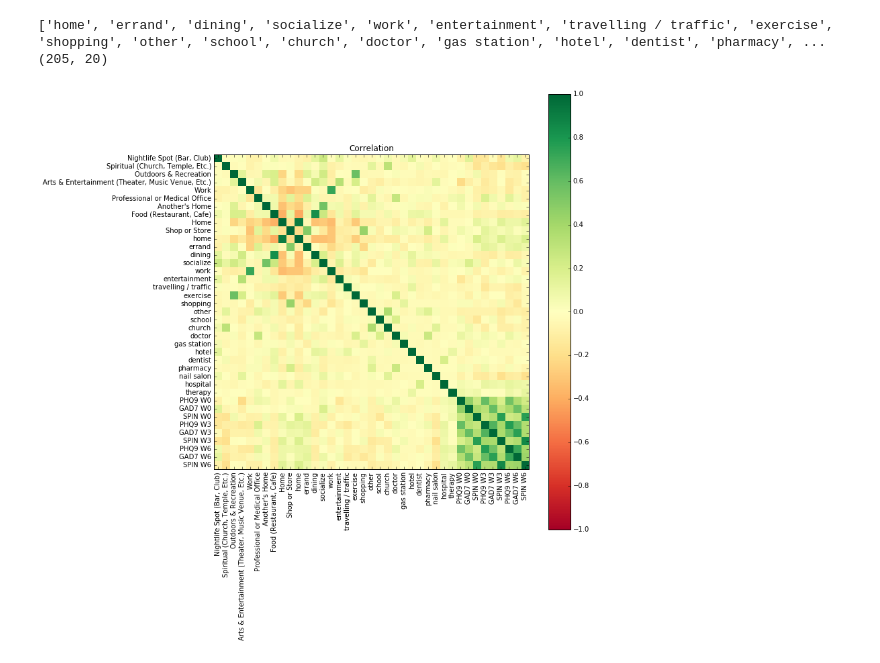
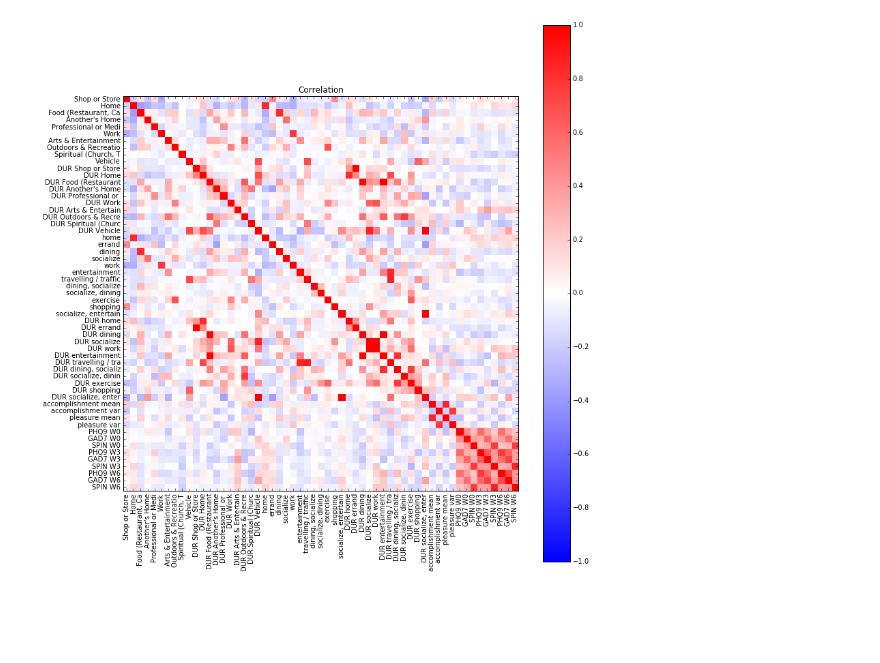
Before and after one commit to sosata/CS120DataAnalysis, a Jupyter notebook: SemanticLocation/correlations.ipynb, the cells around one changed output. Saved outputs shown, nothing was run; the diff lists cells and outputs as text; code cells hidden in the pictures; blank space fills up the shorter version.

Commit message:
separate function for top locations/reasons

```diff
--- a/SemanticLocation/correlations.ipynb
+++ b/SemanticLocation/correlations.ipynb
@@ -63,32 +67,0 @@ print loc_freq.shape
-# %%
-# finding top reasons
-reason_all = [x for y in reasons for x in y]
-reason_uniq = list(set(reason_all))
-
-freq = []
-for i in range(len(reason_uniq)):
-    freq.append(0)
-    for j in range(len(subjects)):
-        if reason_uniq[i] in reasons[j]:
-            freq[i] += 1
-
-ind_sort = sorted(range(len(freq)), key=lambda k: freq[k], reverse=True)
-freq_sorted = [freq[x] for x in ind_sort]
-reason_uniq_sorted = [reason_uniq[x] for x in ind_sort]
-
-freq_sorted_top = freq_sorted[:20]
-reason_top = reason_uniq_sorted[:20]
-
-print reason_top
-
-# finding reason frequencies across subjects
-reason_freq = pd.DataFrame(index=range(len(reasons)),columns=reason_top)
-
-for (i,reason_subject) in enumerate(reasons):
-    for reason_t in reason_top:
-        reason_freq.loc[i,reason_t] = reason_subject.count(reason_t)/float(len(reason_subject))
-
-print reason_freq.shape
-# %% [output]
-['home', 'errand', 'dining', 'socialize', 'work', 'entertainment', 'travelling / traffic', 'exercise', 'shopping', 'other', 'school', 'church', 'doctor', 'gas station', 'hotel', 'dentist', 'pharmacy', ...
-(205, 20)
@@ -192,14 +68,44 @@ for (i,subject) in enumerate(subjects):
+# %%
+# finding reason frequencies across subjects
+
+# getting top reasons
+reason_top, _ = get_top(reasons, 12)
+
+reason_top_dur = ['DUR '+rt for rt in reason_top]
+
+reason_freq = pd.DataFrame(index=range(len(reasons)),columns=reason_top)
+reason_dur = pd.DataFrame(index=range(len(reasons)),columns=reason_top_dur)
+for (i,reason_subject) in enumerate(reasons):
+    for (j,reason_t) in enumerate(reason_top):
+        reason_freq.loc[i,reason_t] = reason_subject.count(reason_t)/float(len(reason_subject))
+        reason_dur.loc[i,reason_top_dur[j]] = np.mean(durations[i][np.array(reason_subject)==reason_t])
+# %%
+# accomplishment and pleasure vars
+
+accomp = pd.DataFrame(index=range(len(locations)),columns=['accomplishment mean','accomplishment var'])
+for (i,acc) in enumerate(accomplishments):
+    accomp.loc[i,'accomplishment mean'] = np.nanmean(acc)
+    accomp.loc[i,'accomplishment var'] = np.nanvar(acc)
+
+pleas = pd.DataFrame(index=range(len(locations)),columns=['pleasure mean','pleasure var'])
+for (i,pl) in enumerate(pleasures):
+    pleas.loc[i,'pleasure mean'] = np.nanmean(pl)
+    pleas.loc[i,'pleasure var'] = np.nanvar(pl)
 # %%
 # from numba import jit, autojit
 # cov_numba = autojit(calculate_covariance)
 # %%
-# showing the correlation matrix
+# correlation matrix
 
-data_fm = pd.concat([loc_freq, reason_freq, phq0, gad0, spin0, phq3, gad3, spin3, phq6, gad6, spin6], axis=1)
+data_fm = pd.concat([loc_freq, loc_dur, reason_freq, reason_dur, accomp, pleas, assessment.drop(['Subject'],axis=1)], axis=1)
 
 data_cov = calculate_covariance(data_fm.values.astype(float))
 
 %matplotlib inline
-plot_confusion_matrix(data_cov, labels=data_fm.columns)
+
+# truncate labels
+labs = [lab[0:20] for lab in data_fm.columns]
+
+plot_confusion_matrix(data_cov, labels=labs, cmap=plt.cm.bwr)
 # %% [output]
-[figure, old version]
+[figure, new version]
```
Also changed, not shown: parts of 6 cells of this notebook, 13 other files.
